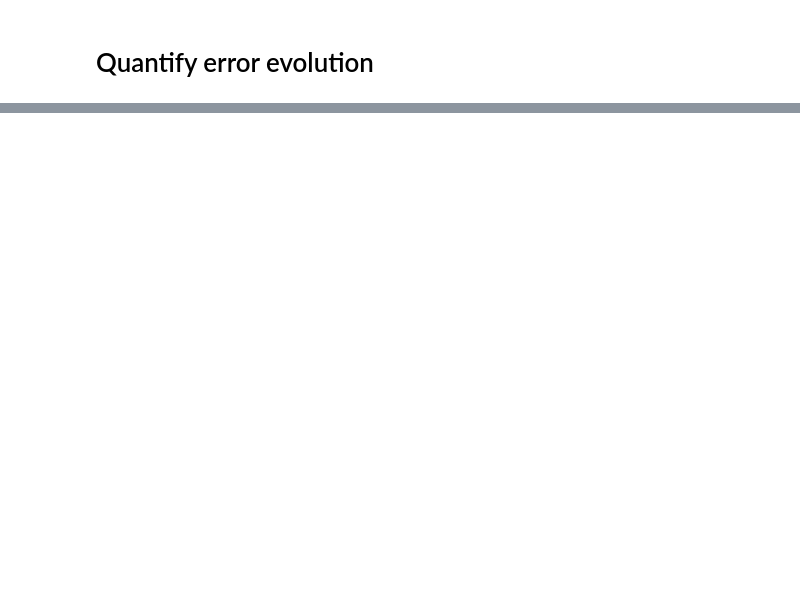
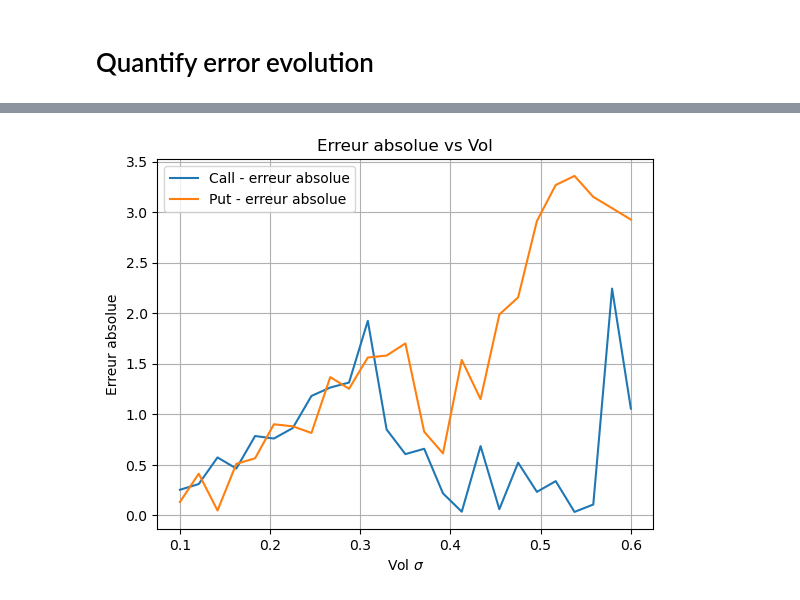
Before and after one commit to GuillaumeMelisAxis/Quantum_pricing, a Jupyter notebook: pricing_investigation.ipynb, the cells around one changed output, grey strips where cells are left out. Saved outputs shown, nothing was run; the diff lists cells and outputs as text; code cells hidden in the pictures; blank space fills up the shorter version.

Commit message:
sigma variations

```diff
--- a/pricing_investigation.ipynb
+++ b/pricing_investigation.ipynb
@@ -130,0 +131,45 @@ plt.show()
+# %%
+abs_errors_call, abs_errors_put = [], []
+rel_errors_call, rel_errors_put = [], []
+
+eps = 1e-12  # pour éviter division par zéro
+
+vols = np.linspace(0.1, 0.6, 25)
+
+for s in vols :
+
+    k = 100
+    t = 1.0
+
+    q_call = price_Eurocall(S0, k, r, s, t, 3, c)
+    q_put  = price_Europut(S0, k, r, s, t, 3, c)
+
+    call = bs_call(S0, k, s, r, t)
+    put  = bs_put(S0, k, s, r, t)
+
+    abs_error_c = abs(q_call - call)
+    abs_error_p = abs(q_put - put)
+
+    abs_errors_call.append(abs_error_c)
+    abs_errors_put.append(abs_error_p)
+
+    # erreurs relatives
+    rel_error_c = abs_error_c / (abs(call) + eps)
+    rel_error_p = abs_error_p / (abs(put) + eps)
+
+    rel_errors_call.append(rel_error_c)
+    rel_errors_put.append(rel_error_p)
+# %%
+plt.figure()
+plt.plot(vols, abs_errors_call, label="Call - erreur absolue")
+plt.plot(vols, abs_errors_put, label="Put - erreur absolue")
+
+plt.xlabel("Vol $\sigma$")
+plt.ylabel("Erreur absolue")
+plt.title("Erreur absolue vs Vol")
+plt.legend()
+plt.grid(True)
+
+plt.show()
+# %% [output]
+[figure, added]
```
Also changed, not shown: parts of 5 cells of this notebook.
